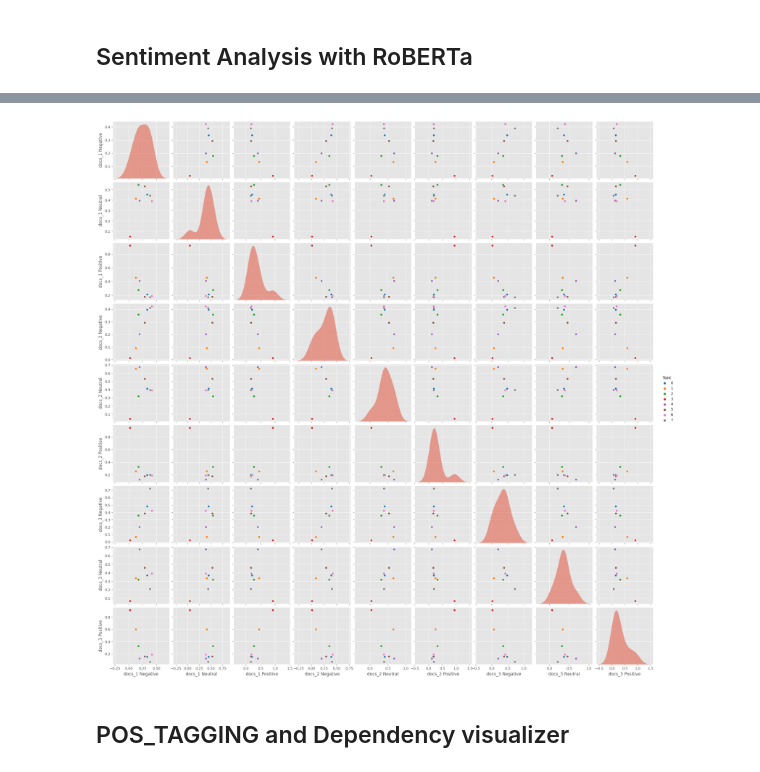
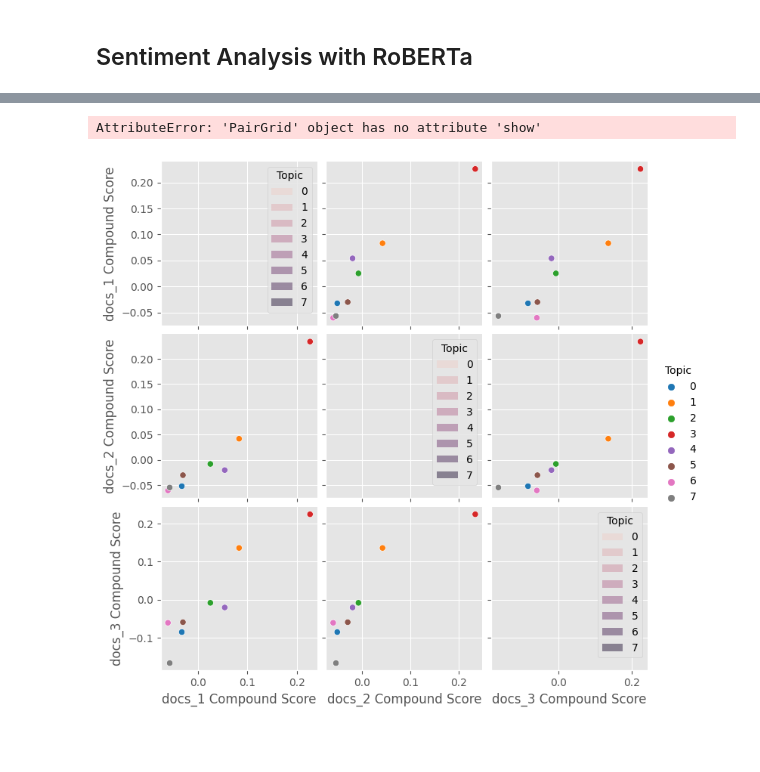
Before and after one commit to fre-denni/narreme_generative, a Jupyter notebook: nlp-narrative-analysis.ipynb, the cells around one changed output, grey strips where cells are left out. Saved outputs shown, nothing was run; the diff lists cells and outputs as text; code cells hidden in the pictures; blank space fills up the shorter version.

Commit message:
Kaggle Notebook | NLP Narrative Analysis | minor fixing

```diff
--- a/nlp-narrative-analysis.ipynb
+++ b/nlp-narrative-analysis.ipynb
@@ -630,12 +649,17 @@ for i, row in tqdm(df.iterrows(), total=len(df)):
             text = row[doc_col]
             if pd.notnull(text):
                 scores = polarity_scores_roberta(text)
-                for sentiment, score in scores.items():
-                    df.at[i, f'{doc_col} {sentiment}'] = score
+
+                # Determine the sentiment with the highest score (excluding 'Compound')
+                sentiment_label = max(['Negative', 'Neutral', 'Positive'], key=lambda k: scores[k])
+
+                # Add sentiment label and compound score to the DataFrame
+                df.at[i, f'{doc_col} Sentiment'] = sentiment_label
+                df.at[i, f'{doc_col} Compound Score'] = scores['Compound']
+
     except RuntimeError:
         print(f'Broke for index {i}')
 
-# Save the updated DataFrame to a new CSV file
-df.to_csv(r'/kaggle/working/sentiment_output.csv', index=False)
+df.to_csv(r'/kaggle/working/ready_data.csv',index=False, encoding="utf-8")
 df.head(10)
 # %% [output]
@@ -651,9 +675,17 @@ df.head(10)
 # %%
-pair_viz = df.drop(columns=['Count']) #for this viz we don't need the count label (take also off compound)
+# Drop unnecessary columns for visualization
+pair_viz = df.drop(columns=['Count', 'docs_1 Sentiment', 'docs_2 Sentiment', 'docs_3 Sentiment'])
 
-pairplot = sns.pairplot(data = pair_viz, hue='Topic', palette='tab10')
-# Add a kdeplot to the diagonal subplots for a more interesting visualization
+# Create the pairplot
+pairplot = sns.pairplot(data=pair_viz, hue='Topic', palette='tab10')
+
+# Add KDE plots to the diagonal subplots with differentiation by color for each topic
 for ax in pairplot.diag_axes:
-    sns.kdeplot(pair_viz[ax.get_xlabel()], ax=ax, fill=True, alpha=.5,linewidth=0) #cambiare i colori
-plt.show()
+    sns.kdeplot(data=pair_viz, x=ax.get_xlabel(), hue='Topic', ax=ax, fill=True, alpha=.5, linewidth=0)
+
+# Save the plot as an image
+pairplot.savefig('pairplot_visualization.png')
+
+# Display the plot
+pairplot.show()
 # %% [output]
@@ -661,3 +692,2 @@ plt.show()
+AttributeError: 'PairGrid' object has no attribute 'show'
-[figure, old version]
+[figure, new version]
-# %% [markdown]
-## POS_TAGGING and Dependency visualizer
```
Also changed, not shown: parts of 13 cells of this notebook.
